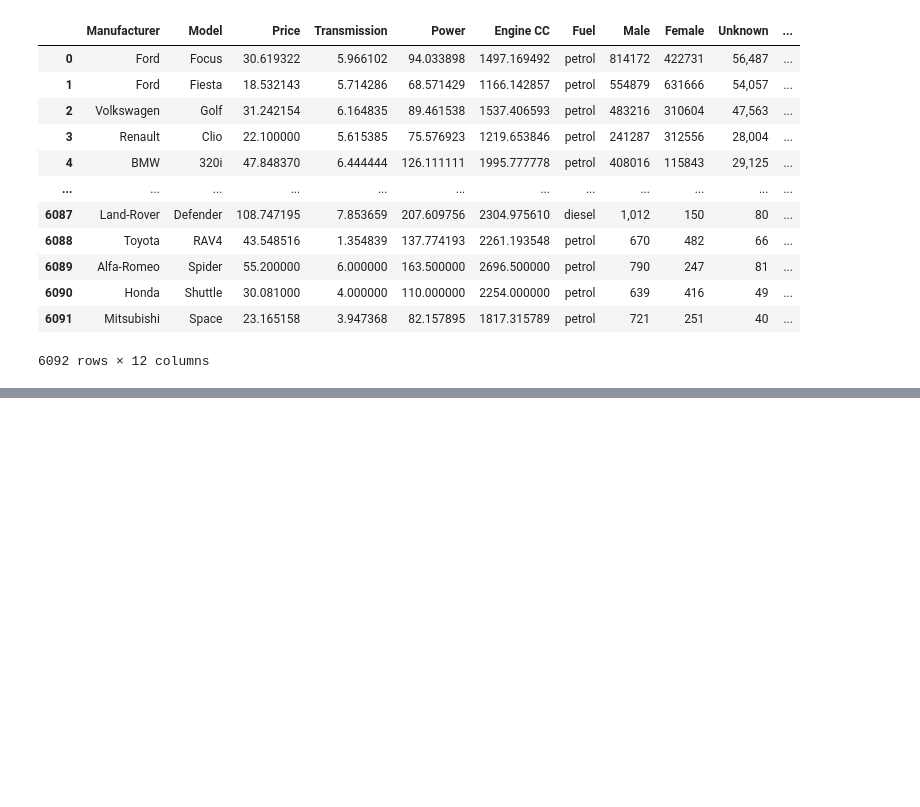
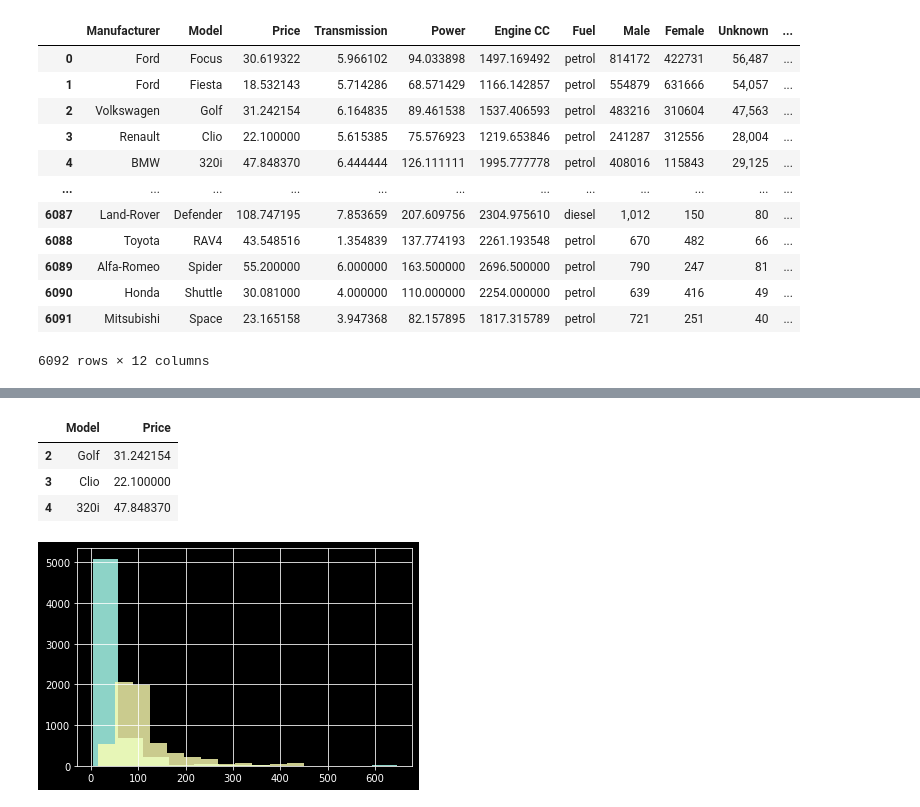
Before and after one commit to renan-lemes/python_labs, a Jupyter notebook: DataCampPandas/Learn.ipynb, the cells around one changed output, grey strips where cells are left out. Saved outputs shown, nothing was run; the diff lists cells and outputs as text; code cells hidden in the pictures; blank space fills up the shorter version.

```diff
--- a/DataCampPandas/Learn.ipynb
+++ b/DataCampPandas/Learn.ipynb
@@ -235,0 +452,2 @@ df
+# %%
+df.set_index('Manufacturer')
@@ -235,0 +491,2 @@ df
+# %%
+df_ind = df.set_index(['Manufacturer', 'Tax'])
@@ -235,0 +544,13 @@ df
+# %%
+df.iloc[2:5, 1:3]
+# %% [output]
+|  | Model | Price |
+| 2 | Golf | 31.242154 |
+| 3 | Clio | 22.100000 |
+| 4 | 320i | 47.848370 |
+# %%
+df.Price.hist(bins=12)
+df.Power.hist(bins=12, alpha=0.8)
+plt.show()
+# %% [output]
+[figure, added]
```
Also changed, not shown: parts of 26 cells of this notebook.
